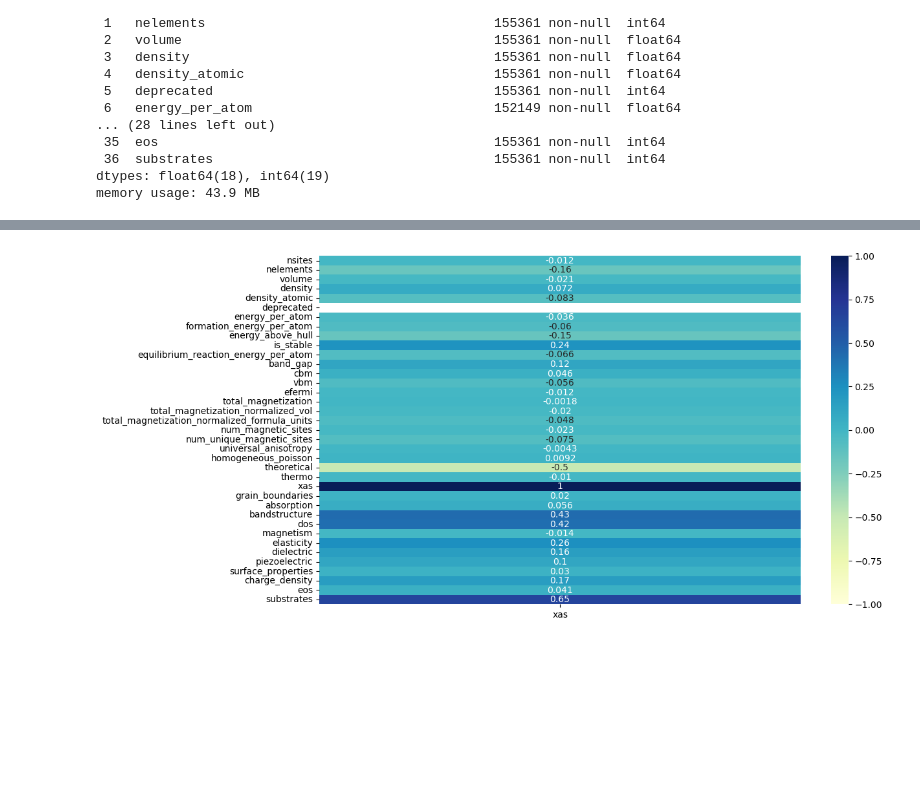
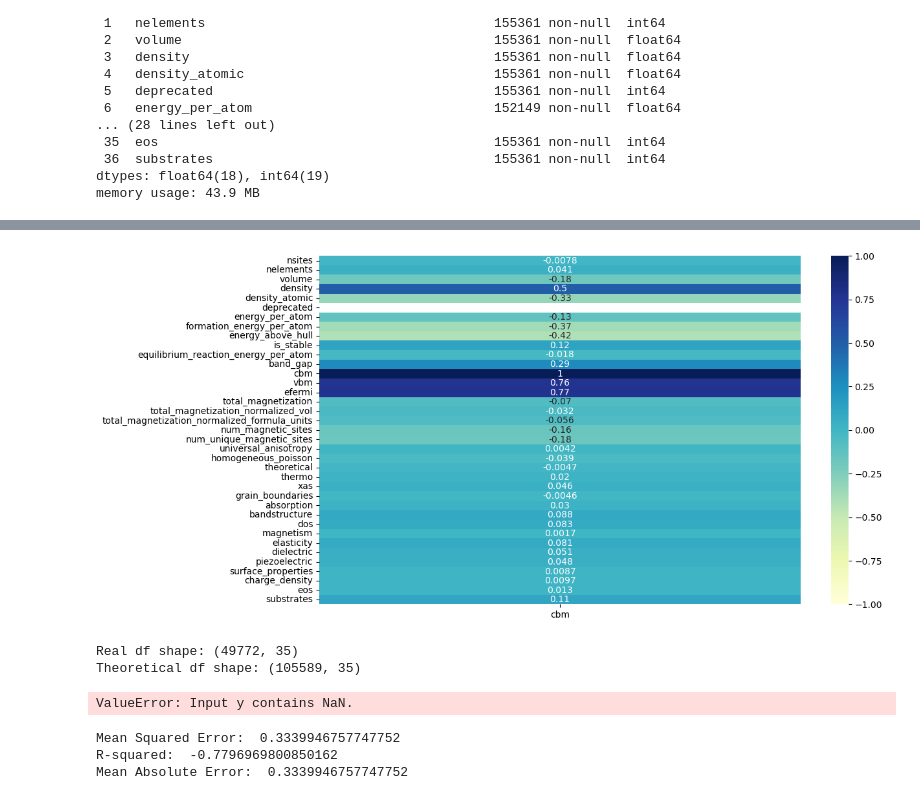
Before and after one commit to C-Wirth/COS-472-Project-Team-Rinder-, a Jupyter notebook: ipynb_files/8_Model_xas.ipynb, the cells around one changed output, grey strips where cells are left out. Cells and saved outputs as stored; diff of their text form; code cells hidden in the pictures; blank space fills up the shorter version.

```diff
--- a/ipynb_files/8_Model_xas.ipynb
+++ b/ipynb_files/8_Model_xas.ipynb
@@ -43,12 +31,12 @@ Name: xas, dtype: float64
 # %%
 numerical_df = df.select_dtypes(include=['float64', 'int64'])
 
 plt.figure(figsize=(12, 7))
 corr_matrix = numerical_df.corr()
 
-corr_band_gap = corr_matrix[['xas']]
+corr_band_gap = corr_matrix[['cbm']]
 sns.heatmap(corr_band_gap, annot=True, cmap="YlGnBu", vmin=-1, vmax=1)
 
 plt.show()
 # %% [output]
-[figure, old version]
+[figure, new version]
@@ -56,0 +43,56 @@ feature_names=['substrates','bandstructure','dos','elasticiity','band_gap','magn
+# %%
+# Create the list of features to train with below
+feature_names=['vbm','efermi','density','energy_above_hull','formation_energy_per_atom','density_atomic']
+
+#split data into real and theoretical subsets model on real values first
+
+numerical_df.drop(['deprecated'], axis=1, inplace=True)
+
+real_df = numerical_df[numerical_df['theoretical'] == 0].copy()
+theoretical_df = numerical_df[numerical_df['theoretical'] == 1].copy()
+
+real_df.drop(['theoretical'], axis=1, inplace=True)
+theoretical_df.drop(['theoretical'], axis=1, inplace=True)
+
+print("Real df shape:", real_df.shape)
+print("Theoretical df shape:", theoretical_df.shape)
+# %% [output]
+Real df shape: (49772, 35)
+Theoretical df shape: (105589, 35)
+# %%
+#Train a model for band_gap on real molecules
+
+from sklearn.model_selection import train_test_split
+from sklearn.metrics import accuracy_score, mean_squared_error, r2_score
+from sklearn.tree import DecisionTreeRegressor
+
+
+# Select data corresponding to features in feature_names
+X = real_df[feature_names]
+
+y = real_df['cbm']
+
+train_X, test_x, train_y, test_y = train_test_split(X, y, train_size = 0.2, random_state=1)
+
+dtr_model = DecisionTreeRegressor(random_state=1)
+
+dtr_model.fit(train_X, train_y)
+# %% [output]
+ValueError: Input y contains NaN.
+# %%
+predictions = dtr_model.predict(test_x)
+
+from sklearn.metrics import mean_absolute_error
+mae = mean_absolute_error(test_y, predictions)
+
+# mean squared error (MSE) and R-squared (R2)
+mse = mean_squared_error(test_y, predictions)
+r2 = r2_score(test_y, predictions)
+
+print("Mean Squared Error: ", mse)
+print("R-squared: ", r2)
+print("Mean Absolute Error: ", mae)
+# %% [output]
+Mean Squared Error:  0.3339946757747752
+R-squared:  -0.7796969800850162
+Mean Absolute Error:  0.3339946757747752
```
Also changed, not shown: parts of 2 cells of this notebook, 2 other files.
